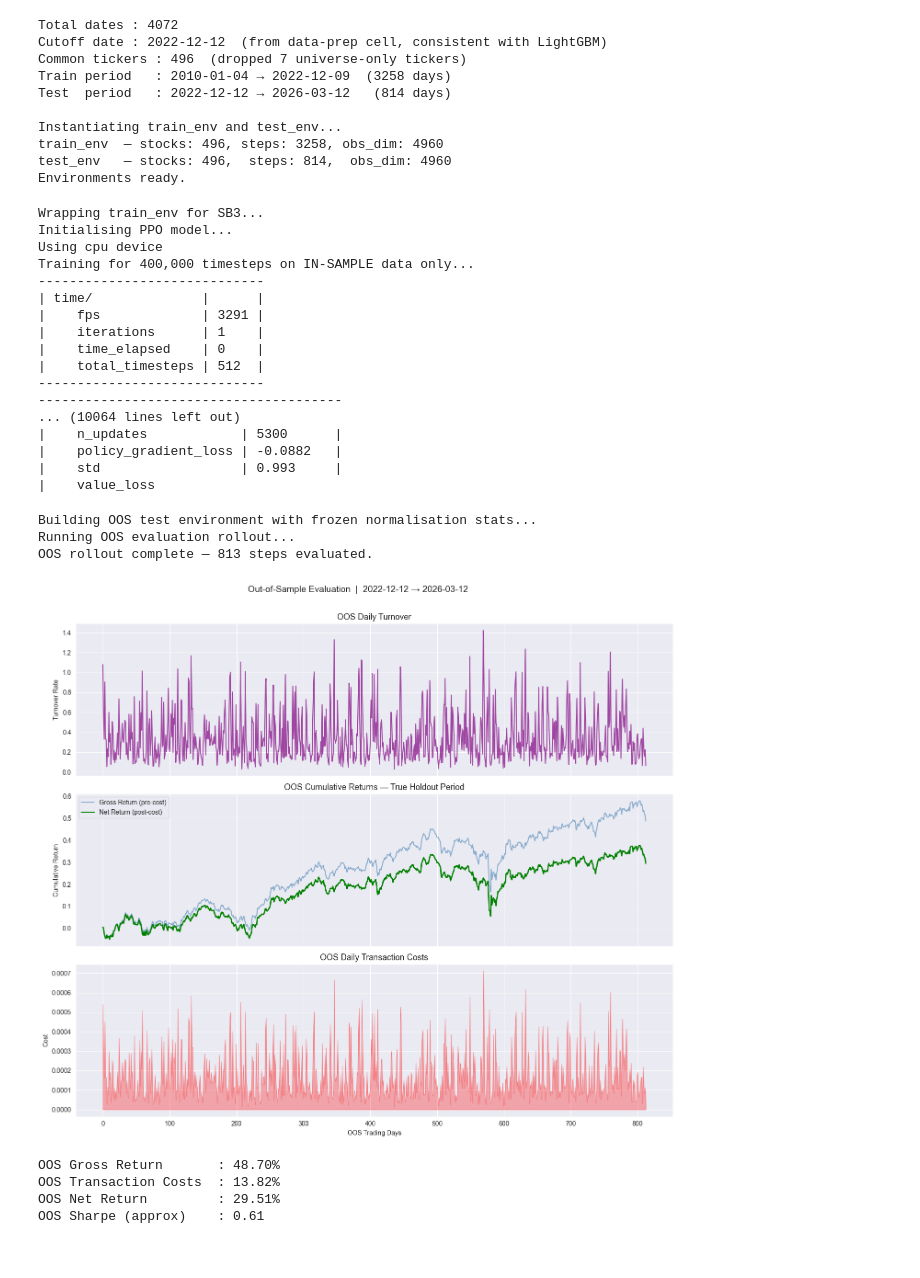
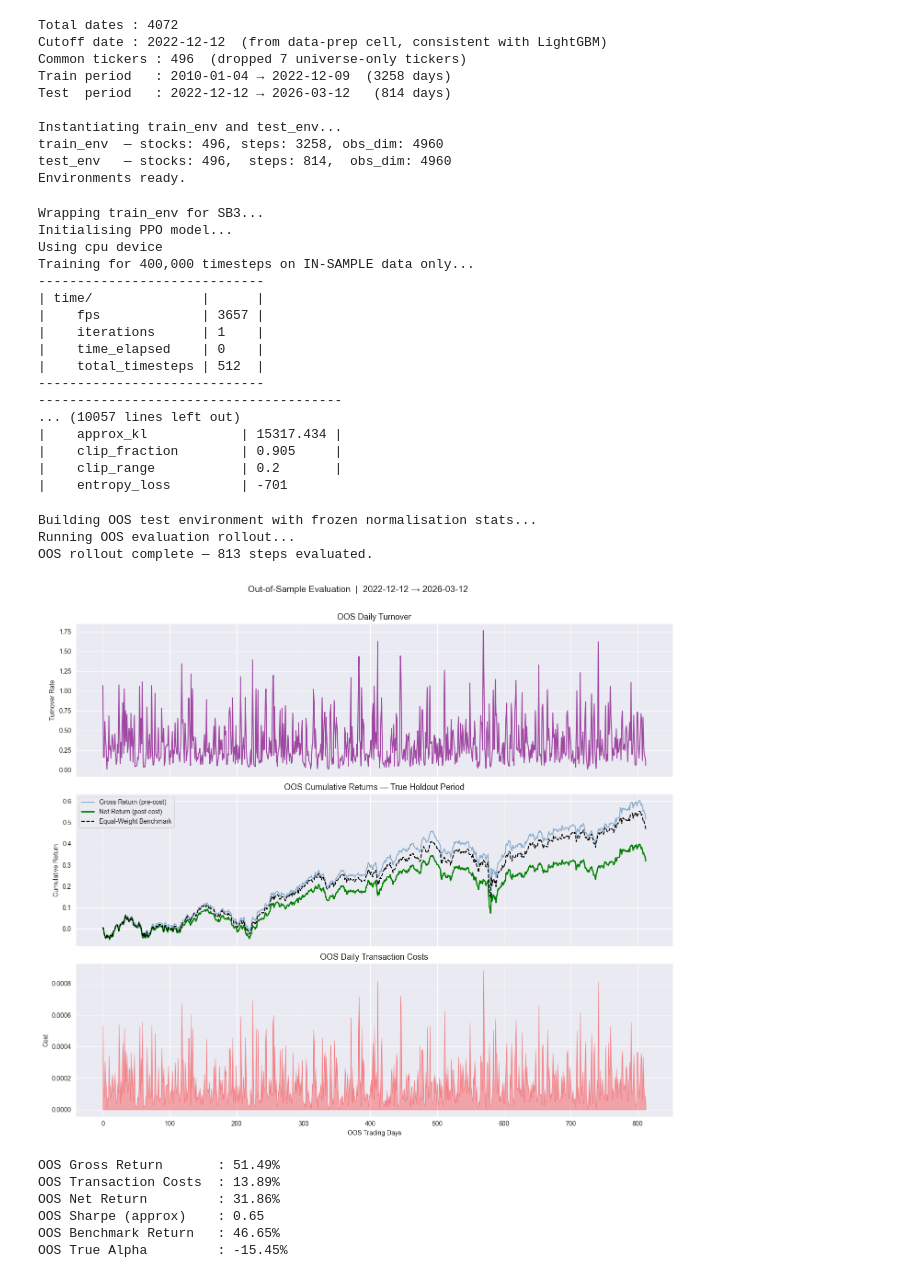
Before and after one commit to MarkYangjiayi/factor_investment, a Jupyter notebook: notebooks/rl_training_ground.ipynb, the cells around one changed output. Cells and saved outputs as stored; diff of their text form; code cells hidden in the pictures.

```diff
--- a/notebooks/rl_training_ground.ipynb
+++ b/notebooks/rl_training_ground.ipynb
@@ -80,7 +80,8 @@ cutoff_date = all_dates[cutoff_idx]
 print(f"Chronological cutoff date: {cutoff_date.date()} (80/20 split)")
 
 # 5. Instantiate combiner with the cutoff and generate augmented master_df
-combiner = TreeFactorCombiner(train_end_date=str(cutoff_date.date()), forward_period=1)
+#    LightGBM learns a 5-day smoothed signal; RL uses strict 1-day return separately
+combiner = TreeFactorCombiner(train_end_date=str(cutoff_date.date()), forward_period=5)
 master_df = combiner.train_and_predict(factor_dfs, price_df)
 
 print("Smoothing LightGBM scores...")
@@ -166,19 +167,22 @@ print(f"Test  period   : {test_dates.min().date()} → {test_dates.max().date()}
 # ==============================================================================
 # Step 2: Dual Environment Instantiation
 # ==============================================================================
+# CRITICAL: Use forward_return_1d (strict 1-day physical return) for the RL
+# environment, NOT the N-day return used by LightGBM. This prevents lookahead
+# bias and artificial compounding in the PPO daily step reward.
 print("\nInstantiating train_env and test_env...")
 
 train_env = MultiFactorPortfolioEnv(
     master_df=train_df,
     feature_cols=feature_cols,
-    target_col='forward_return',
+    target_col='forward_return_1d',
     commission_rate=0.0005,
 )
 
 test_env = MultiFactorPortfolioEnv(
     master_df=test_df,
     feature_cols=feature_cols,
-    target_col='forward_return',
+    target_col='forward_return_1d',
     commission_rate=0.0005,
 )
 
@@ -239,17 +243,17 @@ Using cpu device
 Training for 400,000 timesteps on IN-SAMPLE data only...
 -----------------------------
 | time/              |      |
-|    fps             | 3291 |
+|    fps             | 3657 |
 |    iterations      | 1    |
 |    time_elapsed    | 0    |
 |    total_timesteps | 512  |
 -----------------------------
 ---------------------------------------
-... (10064 lines left out)
-|    n_updates            | 5300      |
-|    policy_gradient_loss | -0.0882   |
-|    std                  | 0.993     |
-|    value_loss
+... (10057 lines left out)
+|    approx_kl            | 15317.434 |
+|    clip_fraction        | 0.905     |
+|    clip_range           | 0.2       |
+|    entropy_loss         | -701
 # %%
 import matplotlib.pyplot as plt
 import seaborn as sns
@@ -305,6 +309,12 @@ while not (terminated or truncated):
 print(f"OOS rollout complete — {len(oos_rewards)} steps evaluated.")
 
 # ==============================================================================
+# Equal-Weight Buy-and-Hold Benchmark (uses 1-day physical return)
+# ==============================================================================
+daily_benchmark = test_df['forward_return_1d'].groupby(level='date').mean()
+cum_benchmark = np.cumprod(1 + daily_benchmark.values[:len(oos_rewards)]) - 1
+
+# ==============================================================================
 # Step 6: OOS Performance Visualisation
 # ==============================================================================
 sns.set_style("darkgrid")
@@ -322,6 +332,7 @@ cum_gross = np.cumprod(1 + np.array(oos_portfolio_returns)) - 1
 cum_net   = np.cumprod(1 + np.array(oos_rewards)) - 1
 axes[1].plot(steps, cum_gross, label='Gross Return (pre-cost)', color='steelblue', alpha=0.6)
 axes[1].plot(steps, cum_net,   label='Net Return (post-cost)',  color='green',     linewidth=2)
+axes[1].plot(steps, cum_benchmark, label='Equal-Weight Benchmark', color='black', linestyle='--')
 axes[1].set_title("OOS Cumulative Returns — True Holdout Period", fontsize=13)
 axes[1].set_ylabel("Cumulative Return")
 axes[1].legend()
@@ -329,35 +340,39 @@ axes[1].legend()
 # Panel 3: Daily transaction costs
 axes[2].fill_between(steps, oos_transaction_costs, color='red', alpha=0.3)
 axes[2].set_title("OOS Daily Transaction Costs", fontsize=13)
 axes[2].set_xlabel("OOS Trading Days")
 axes[2].set_ylabel("Cost")
 
 plt.suptitle(
     f"Out-of-Sample Evaluation  |  {test_dates.min().date()} → {test_dates.max().date()}",
     fontsize=14, y=1.01
 )
 plt.tight_layout()
 plt.show()
 
 # Compounded total returns
 total_gross = (1 + np.array(oos_portfolio_returns)).prod() - 1
 total_tc    = np.sum(oos_transaction_costs)
 total_net   = (1 + np.array(oos_rewards)).prod() - 1
 
 # Annualised Sharpe on log returns for consistency
 oos_rewards_arr = np.array(oos_rewards)
 sharpe = np.mean(oos_rewards_arr) / (np.std(oos_rewards_arr) + 1e-9) * np.sqrt(252)
 
 print(f"OOS Gross Return       : {total_gross*100:.2f}%")
 print(f"OOS Transaction Costs  : {total_tc*100:.2f}%")
 print(f"OOS Net Return         : {total_net*100:.2f}%")
 print(f"OOS Sharpe (approx)    : {sharpe:.2f}")
+print(f"OOS Benchmark Return   : {cum_benchmark[-1]*100:.2f}%")
+print(f"OOS True Alpha         : {(np.sum(oos_rewards) - cum_benchmark[-1])*100:.2f}%")
 # %% [output]
 Building OOS test environment with frozen normalisation stats...
 Running OOS evaluation rollout...
 OOS rollout complete — 813 steps evaluated.
-[figure, old version]
+[figure, new version]
-OOS Gross Return       : 48.70%
-OOS Transaction Costs  : 13.82%
-OOS Net Return         : 29.51%
-OOS Sharpe (approx)    : 0.61
+OOS Gross Return       : 51.49%
+OOS Transaction Costs  : 13.89%
+OOS Net Return         : 31.86%
+OOS Sharpe (approx)    : 0.65
+OOS Benchmark Return   : 46.65%
+OOS True Alpha         : -15.45%
```
Also changed, not shown: parts of 2 cells of this notebook, 2 other files.
